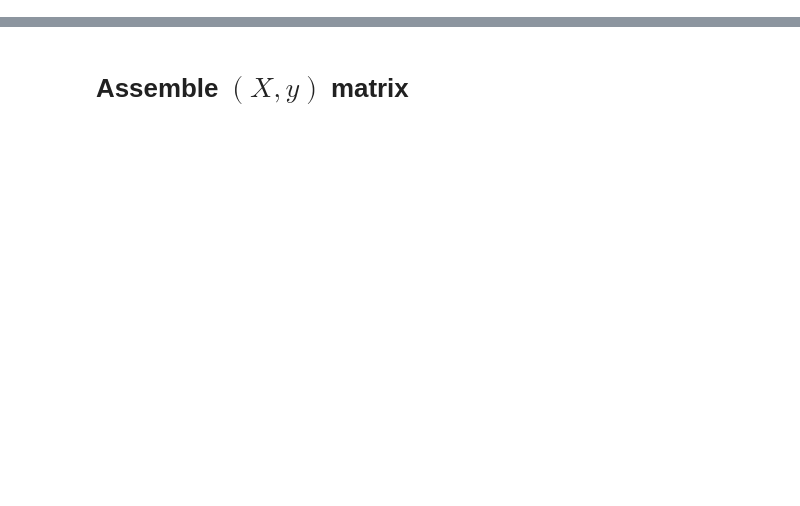
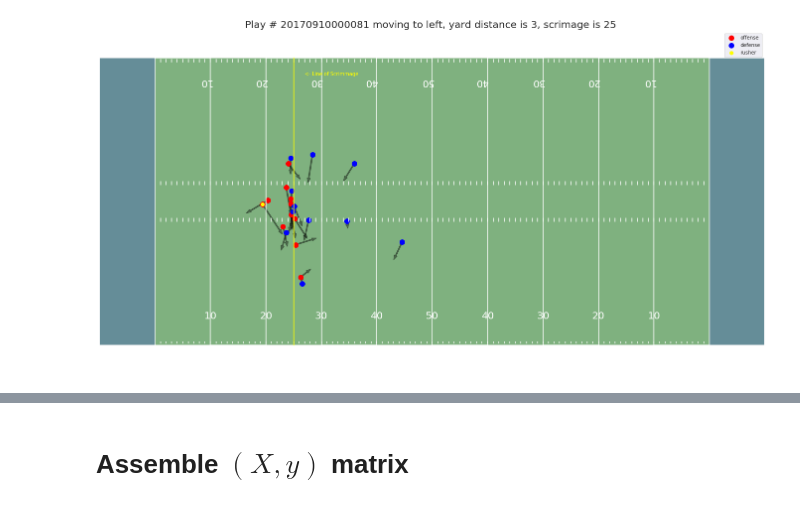
Before and after one commit to btseytlin/NFL-BIg-Data-Kaggle, a Jupyter notebook: pipeline_preprocess.ipynb, the cells around one changed output, grey strips where cells are left out. Saved outputs shown, nothing was run; the diff lists cells and outputs as text; code cells hidden in the pictures; blank space fills up the shorter version.

```diff
--- a/pipeline_preprocess.ipynb
+++ b/pipeline_preprocess.ipynb
@@ -459,3 +0,0 @@ offense_personnel_df.head()
-# %%
-train = pd.concat([train.drop(['OffensePersonnel'], axis=1), offense_personnel_df], axis=1)
-train.head()
@@ -470,4 +0,0 @@ train.isnull().sum(axis=0)[train.isnull().sum(axis=0)>0]
-# %%
-# Offenders first
-train = train.sort_values(by=['PlayId', 'InPosession', 'IsRusher']).reset_index(drop=True)
-train.head()
@@ -475,0 +37,3 @@ source_play_id = train['PlayId']
+# %%
+%%time
+df = utils.preprocess_features(source_train)
@@ -475,0 +160,26 @@ source_play_id = train['PlayId']
+# %%
+def get_dx_dy(radian_angle, dist):
+    dx = dist * np.cos(radian_angle)
+    dy = dist * np.sin(radian_angle)
+    return dx, dy
+
+def show_play_std(play_id, train):
+    df = train[train.PlayId == play_id]
+    YardLine = df.YardLine.values[0]
+    fig, ax = create_football_field(highlight_line=True,
+                                    highlight_line_number=YardLine,
+                                   )
+
+    ax.scatter(df[df.IsOnOffense].X, df[df.IsOnOffense].Y, color='red', s=100, label='offense')
+    ax.scatter(df[~df.IsOnOffense].X, df[~df.IsOnOffense].Y, color='blue', s=100, label='defense')
+    rusher_row = df[df.IsRusher]
+    ax.scatter(rusher_row.X, rusher_row.Y, color='yellow', s=50, label='rusher', zorder=999)
+    yards_covered = rusher_row["Yards"].values[0]
+
+    for (x, y, Dir, S) in zip(df.X, df.Y, df.Dir, df.S):
+        dx, dy = get_dx_dy(Dir, S)
+        ax.arrow(x, y, dx, dy, length_includes_head=False, width=0.2, color='black', alpha=0.4, zorder=0)
+    left = 'left' if df.ToLeft.sum() > 0 else 'right'
+    plt.title(f'Play # {play_id} moving to {left}, yard distance is {yards_covered}, scrimage is {YardLine} ', fontsize=20)
+    plt.legend()
+    plt.show()
@@ -475,0 +195,4 @@ source_play_id = train['PlayId']
+# %%
+show_play_std(20170910000081, df)
+# %% [output]
+[figure, added]
```
Also changed, not shown: parts of 169 cells of this notebook, 2 other files.
